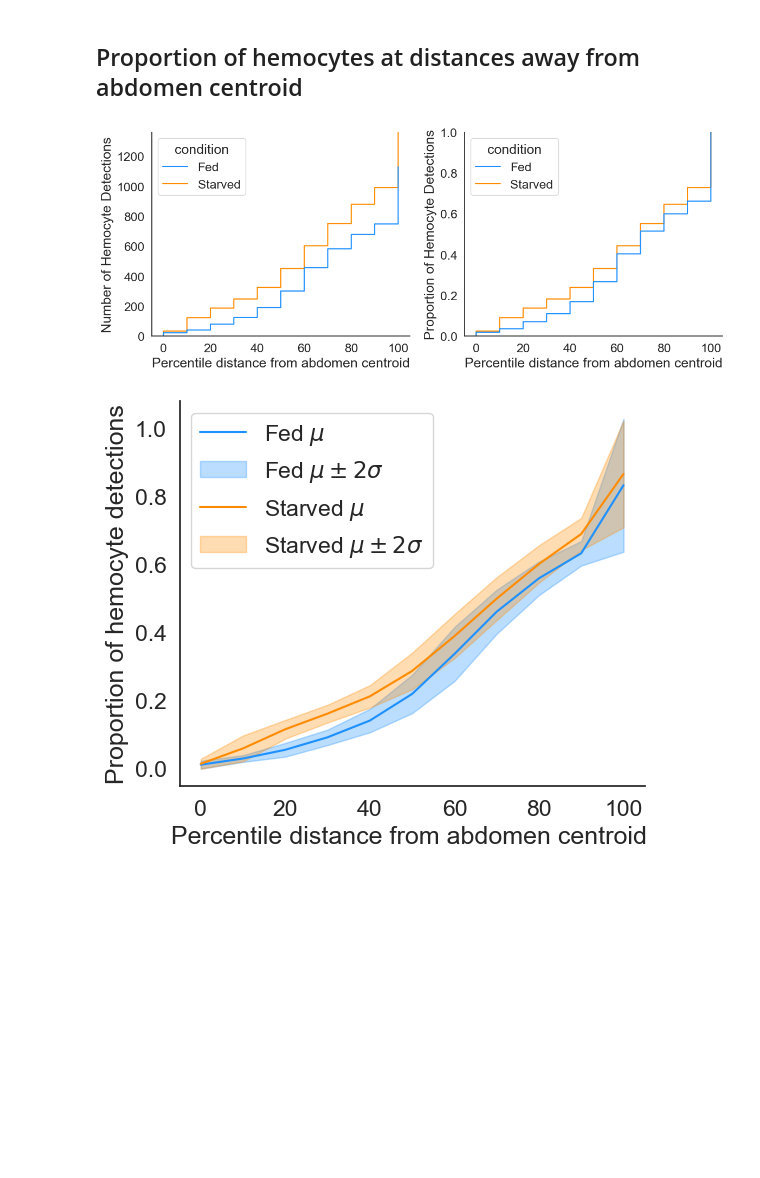
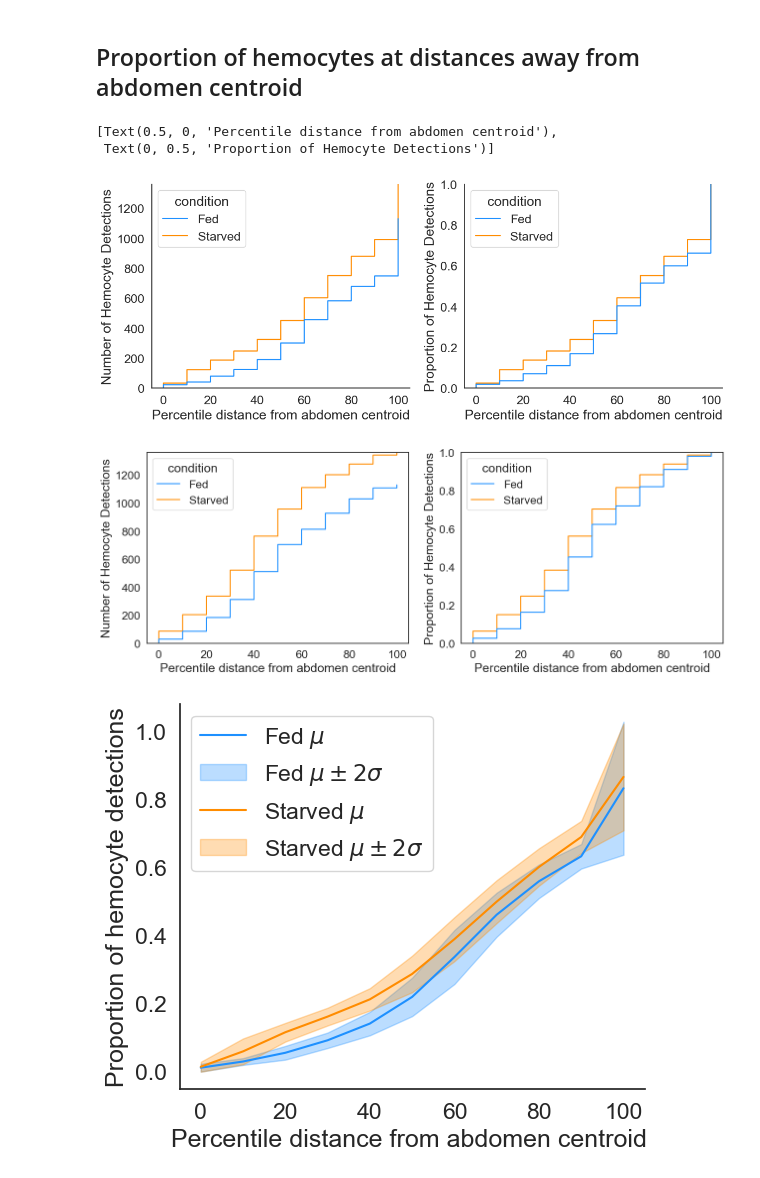
Before and after one commit to McCallLabBU/hemocyte_recruitment_image_quantification, a Jupyter notebook: code/exploratory_analysis_midsections.ipynb, the cells around one changed output. Drawn from its saved outputs; the diff is of its cells as text; code cells hidden in the pictures; blank space fills up the shorter version.

```diff
--- a/code/exploratory_analysis_midsections.ipynb
+++ b/code/exploratory_analysis_midsections.ipynb
@@ -449,23 +469,37 @@ hemocyte_coordinates['hemocyte_at_percentile_distance'] = hemocyte_coordinates.a
 # %%
 fig, ax = plt.subplots(1,2, figsize=(12,5))
 sns.ecdfplot(data=hemocyte_coordinates, x="hemocyte_at_percentile_distance",
                                               hue="condition", palette=color_scheme,stat="count",
                                               complementary=False, ax=ax[0])
 ax[0].set(xlabel='Percentile distance from abdomen centroid', ylabel='Number of Hemocyte Detections')
 
 sns.ecdfplot(data=hemocyte_coordinates, x="hemocyte_at_percentile_distance",
                                               hue="condition", palette=color_scheme,stat="proportion",
                                               complementary=False, ax=ax[1])
 ax[1].set(xlabel='Percentile distance from abdomen centroid', ylabel='Proportion of Hemocyte Detections')
 #sns.ecdfplot(data=hemocyte_coordinates, x="hemocyte_at_percentile_distance",
 #                                              hue="condition", palette=color_scheme,stat="percent",
 #                                              complementary=False, ax=ax[2])
 #ax[2].set(xlabel='Percentile distance from abdomen centroid', ylabel='% Hemocyte Detections')
 sns.despine(right=True)
 fig.tight_layout()
 fig.savefig(outputs.joinpath("proportion_percentile_distance_from_centroid.png"))
+
+fig, ax = plt.subplots(1,2, figsize=(15,5))
+sns.ecdfplot(data=hemocyte_coordinates, x="hemocyte_at_percentile_distance_maxdist",
+                                              hue="condition", palette=color_scheme,stat="count",
+                                              complementary=False, ax=ax[0])
+ax[0].set(xlabel='Percentile distance from abdomen centroid', ylabel='Number of Hemocyte Detections')
+
+sns.ecdfplot(data=hemocyte_coordinates, x="hemocyte_at_percentile_distance_maxdist",
+                                              hue="condition", palette=color_scheme,stat="proportion",
+                                              complementary=False, ax=ax[1])
+ax[1].set(xlabel='Percentile distance from abdomen centroid', ylabel='Proportion of Hemocyte Detections')
 # %% [output]
+[Text(0.5, 0, 'Percentile distance from abdomen centroid'),
+ Text(0, 0.5, 'Proportion of Hemocyte Detections')]
 [figure]
+[figure, added]
 # %%
 ## Plot mean ECDF across replicates with std. deviation
 from statsmodels.distributions.empirical_distribution import ECDF
```
Also changed, not shown: parts of 5 cells of this notebook.
